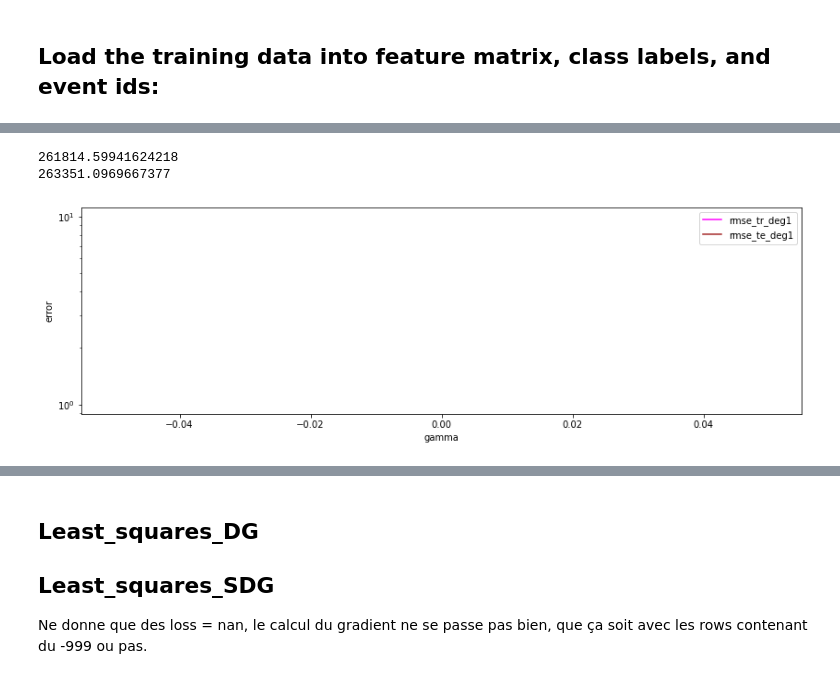
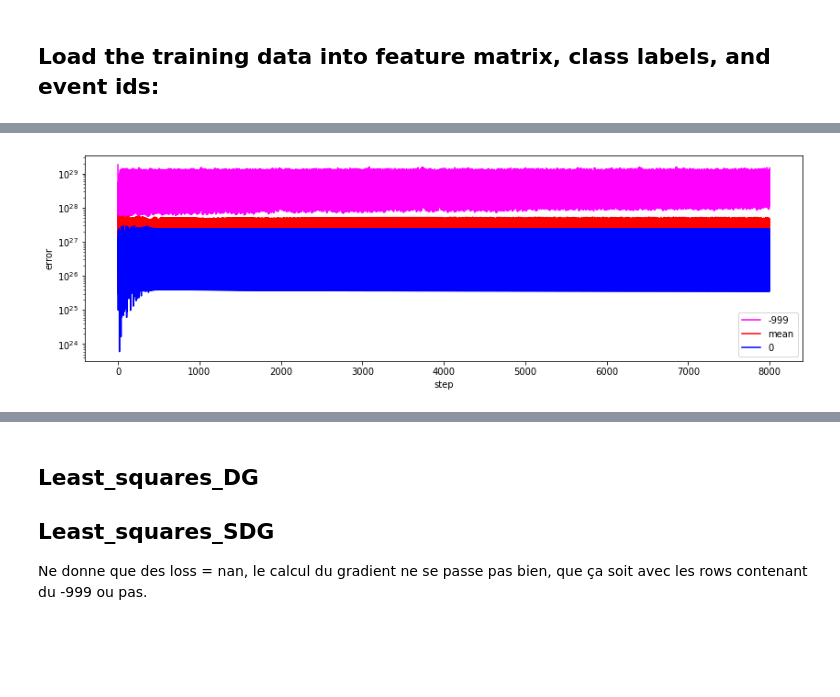
Before and after one commit to madtoinou/CS-433_HBozonClass, a Jupyter notebook: scripts/project1.ipynb, the cells around one changed output, grey strips where cells are left out. Cells and saved outputs as stored; diff of their text form; code cells hidden in the pictures; blank space fills up the shorter version.

```diff
--- a/scripts/project1.ipynb
+++ b/scripts/project1.ipynb
@@ -121,0 +130,5 @@ print(tX_hot[:,-5:])
+# %%
+tX = np.copy(build_poly(tX,2))
+tX_mean = np.copy(build_poly(tX_mean,2))
+tX_zero = np.copy(build_poly(tX_zero,2))
+print(tX_zero[:,-3:])
@@ -122,10 +143,10 @@ print(tX_hot[:,-5:])
 # %%
 seed = 2415132
-degrees = [1]
-k_fold = 2
+degrees = [2]
+k_fold = 4
 lambdas = np.linspace(0, 1,5)
-gammas = np.linspace(1,1.5,5)
-steps=3000
+gammas = np.logspace(0,0.1,5)
+steps=5000
 
 # split data in k fold
 k_indices = build_k_indices(y, k_fold, seed)
@@ -141,7 +162,6 @@ for degree in degrees:
         rmse_tr_tmp = []
         rmse_te_tmp = []
         for k in range(k_fold):
-            #loss_tr_k, loss_te_k, w = cross_validation(y, tX_hot, k_indices, k, lambda_, degree)
             loss_tr_k, loss_te_k, w = cross_validation_logreg(y, tX_hot, k_indices, k, gamma, degree, steps)
 
             rmse_tr_tmp.append(loss_tr_k)
@@ -206,0 +187,2 @@ for degree in degrees:
+# %%
+w0 = np.random.rand(tX_2.shape[1])
@@ -207,19 +256,23 @@ for degree in degrees:
+# %%
+mse_  = [compute_mse(y, tX, w) for w in ws_]
+mse_m = [compute_mse(y, tX_mean, w) for w in ws_m]
+mse_z = [compute_mse(y, tX_zero, w) for w in ws_z]
 # %%
 f = plt.figure(figsize=(14,14)) # change this if needed
 
-print(np.sqrt(2*compute_mse(y_train,x_train,w)))
-print(np.sqrt(2*compute_mse(y_test,x_test,w)))
 #degree 1
 ax1 = f.add_subplot(311)
-ax1.plot(range(steps), losses_tr, 'magenta', label="rmse_tr_deg1")
-ax1.plot(range(steps), losses_te, 'brown', label="rmse_te_deg1")
+ax1.plot(range(steps), mse_[:8000], 'magenta', label="-999")
+ax1.plot(range(steps), mse_m[:8000], 'red', label="mean")
+ax1.plot(range(steps), mse_z[:8000], 'blue', label="0")
 
-plt.xlabel("gamma")
+#ax1.plot(range(steps), losses_te, 'brown', label="rmse_te_deg1")
+
+plt.xlabel("step")
 plt.ylabel("error")
 plt.yscale("log")
+
 plt.legend()
 plt.show()
 # %% [output]
-261814.59941624218
-263351.0969667377
-[figure, old version]
+[figure, new version]
```
Also changed, not shown: parts of 24 cells of this notebook, 1 other file.
